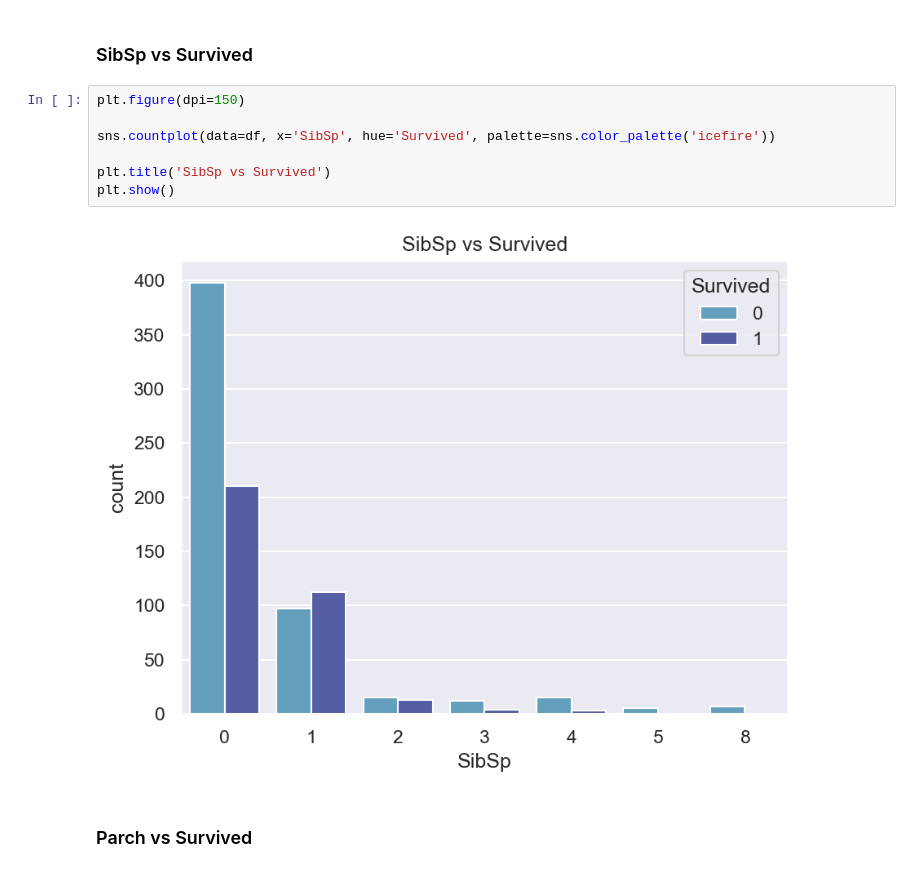
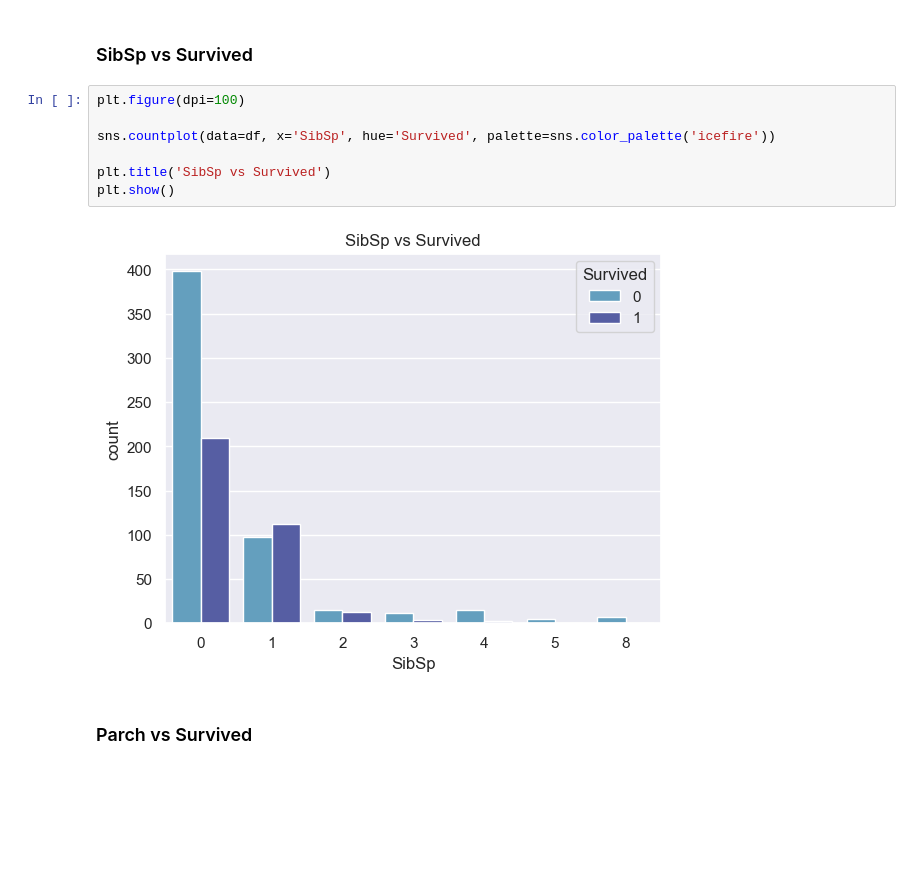
Before and after one commit to CryptoOutlook/CODSOFT, a Jupyter notebook: titanic.ipynb, the cells around one changed output. Drawn from its saved outputs; the diff is of its cells as text; blank space fills up the shorter version.

```diff
--- a/titanic.ipynb
+++ b/titanic.ipynb
@@ -317,14 +317,14 @@ plt.show()
 # %% [markdown]
 ### SibSp vs Survived
 # %%
-plt.figure(dpi=150)
+plt.figure(dpi=100)
 
 sns.countplot(data=df, x='SibSp', hue='Survived', palette=sns.color_palette('icefire'))
 
 plt.title('SibSp vs Survived')
 plt.show()
 # %% [output]
-[figure, old version]
+[figure, new version]
 # %% [markdown]
 ### Parch vs Survived
 # %%
```
Also changed, not shown: parts of 13 cells of this notebook.
